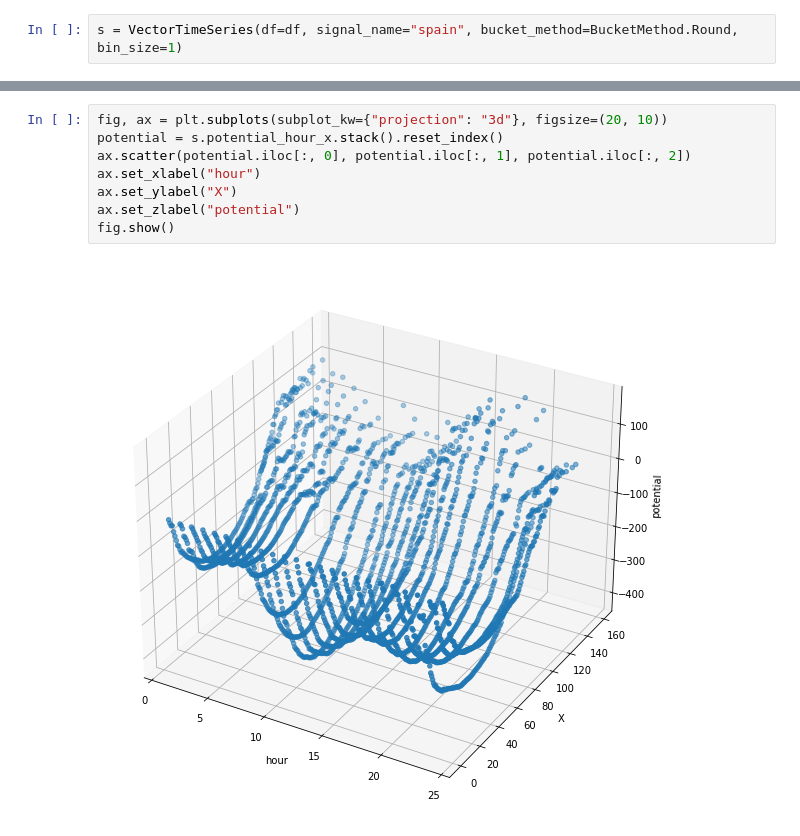
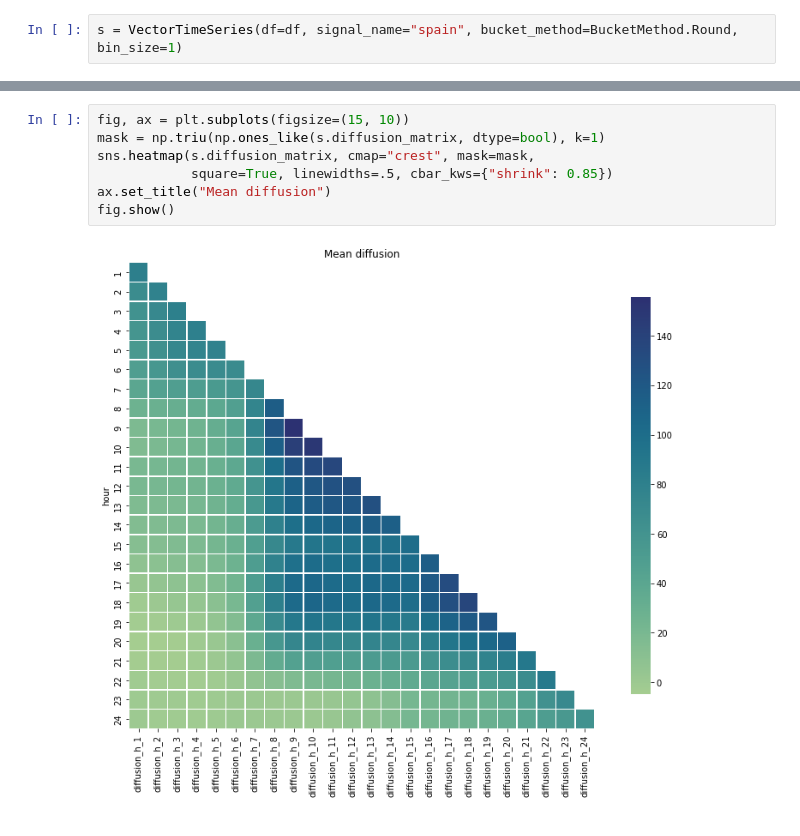
Before and after one commit to NonoMalpi/electricity, a Jupyter notebook: notebooks/Potenciala.ipynb, the cells around one changed output, grey strips where cells are left out. Saved outputs shown, nothing was run; the diff lists cells and outputs as text.

Commit message:
feat: compute square root diffusion matrix and first simulation with vector time series approach

```diff
--- a/notebooks/Potenciala.ipynb
+++ b/notebooks/Potenciala.ipynb
@@ -278,10 +244,9 @@ fig.show()
-# %%
-fig, ax = plt.subplots(subplot_kw={"projection": "3d"}, figsize=(20, 10))
-potential = s.potential_hour_x.stack().reset_index()
-ax.scatter(potential.iloc[:, 0], potential.iloc[:, 1], potential.iloc[:, 2])
-ax.set_xlabel("hour")
-ax.set_ylabel("X")
-ax.set_zlabel("potential")
-fig.show()
-# %% [output]
-[figure, removed]
+# %%
+fig, ax = plt.subplots(figsize=(15, 10))
+mask = np.triu(np.ones_like(s.diffusion_matrix, dtype=bool), k=1)
+sns.heatmap(s.diffusion_matrix, cmap="crest", mask=mask,
+            square=True, linewidths=.5, cbar_kws={"shrink": 0.85})
+ax.set_title("Mean diffusion")
+fig.show()
+# %% [output]
+[figure, added]
```
Also changed, not shown: parts of 20 cells of this notebook, 3 other files.
